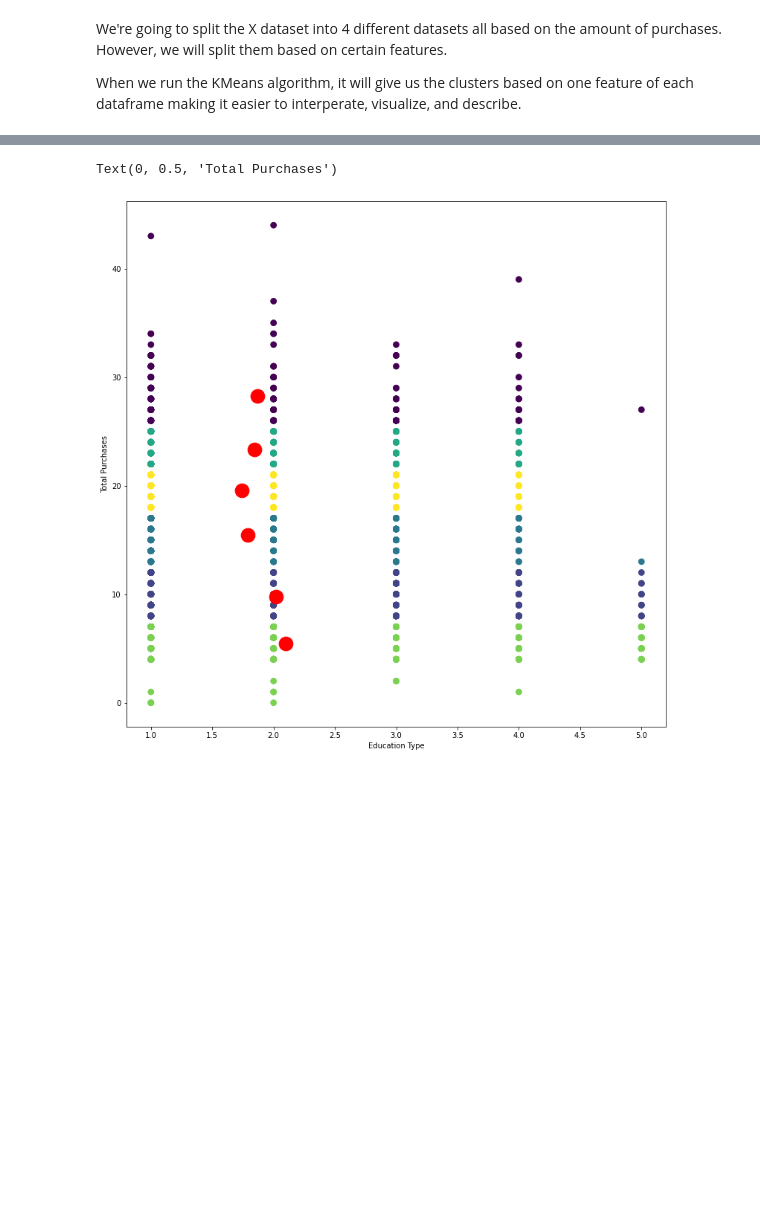
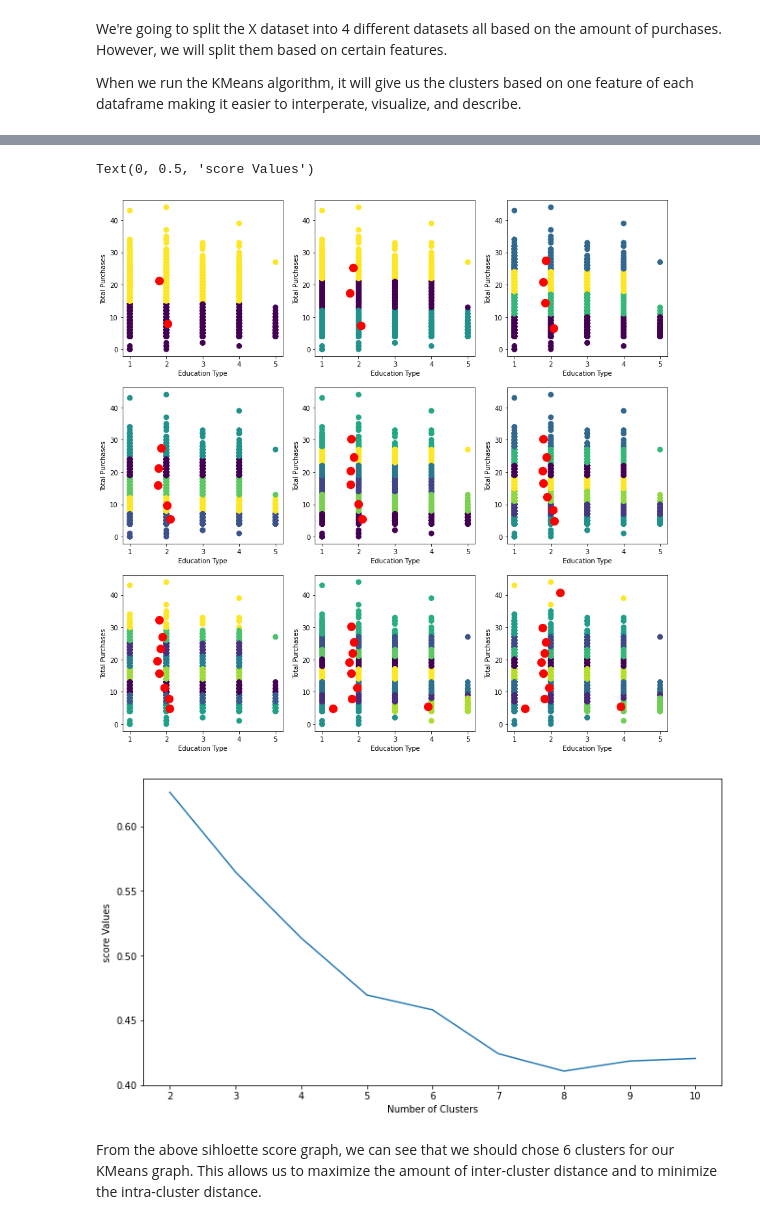
Before and after one commit to tronschell/MGIS355FinalProject, a Jupyter notebook: Project5.ipynb, the cells around one changed output, grey strips where cells are left out. Saved outputs shown, nothing was run; the diff lists cells and outputs as text; code cells hidden in the pictures; blank space fills up the shorter version.

Commit message:
Version 2.0, included silhouette analysis for optimizing cluster distances and more visualizations.

```diff
--- a/Project5.ipynb
+++ b/Project5.ipynb
@@ -16,5 +14,5 @@ Mounted at /content/drive
 # %%
-df = pd.read_csv("/home/marketing_campaign.csv", delimiter="\t")
+df = pd.read_csv("marketing_campaign.csv", delimiter="\t")
 df
 # %% [output]
 |  | ID | Year_Birth | Education | Marital_Status | Income | Kidhome | Teenhome | Dt_Customer | Recency | ... |
@@ -140,0 +151,18 @@ Text(0, 0.5, 'Total Purchases')
+# %%
+fig1 = plt.figure(figsize=(15, 15))
+birth_score_values = []
+for i in range(2, 11):
+  birth_centroids, birth_score, birth_label,  = KMeansAlgorithm(birth_df, i)
+  birth_score_values.append(birth_score)
+
+  sub = fig1.add_subplot(330 + i - 1)
+  sub.scatter(birth_df["Year_Birth"], birth_df["total_purchases"], s=60, c=df["label"],)
+  sub.scatter(birth_centroids["X"], birth_centroids["Y"], s=150, c="r")
+  sub.set_xlabel('Birth Year')
+  sub.set_ylabel('Total Purchases')
+
+
+plt.figure(figsize = (11 ,6))
+plt.plot(np.arange(2,11) , birth_score_values)
+plt.xlabel("Number of Clusters")
+plt.ylabel("score Values")
@@ -141,11 +178,35 @@ Text(0, 0.5, 'Total Purchases')
 # %%
+"""
 edu_label, edu_centroids = KMeans_Algorithm(edu_df)
 fig1 = plt.figure(figsize=(13, 13))
 plt.scatter(edu_df["Education"], edu_df["total_purchases"], s=60, c=df["label"])
 plt.scatter(edu_centroids["X"], edu_centroids["Y"], s=350, c="r")
 plt.xlabel('Education Type')
 plt.ylabel('Total Purchases')
+"""
+
+
+fig1 = plt.figure(figsize=(15, 15))
+edu_score_values = []
+for i in range(2, 11):
+  edu_centroids, edu_score, edu_label = KMeansAlgorithm(edu_df, i)
+  edu_score_values.append(edu_score)
+
+  sub = fig1.add_subplot(330 + i - 1)
+  sub.scatter(edu_df["Education"], edu_df["total_purchases"], s=60, c=df["label"],)
+  sub.scatter(edu_centroids["X"], edu_centroids["Y"], s=150, c="r")
+  sub.set_xlabel('Education Type')
+  sub.set_ylabel('Total Purchases')
+
+
+plt.figure(figsize = (11 ,6))
+plt.plot(np.arange(2,11) , edu_score_values)
+plt.xlabel("Number of Clusters")
+plt.ylabel("score Values")
 # %% [output]
-Text(0, 0.5, 'Total Purchases')
+Text(0, 0.5, 'score Values')
-[figure, old version]
+[figure, new version]
+[figure, added]
+# %% [markdown]
+From the above sihloette score graph, we can see that we should chose 6 clusters for our KMeans graph. This allows us to maximize the amount of inter-cluster distance and to minimize the intra-cluster distance.
 # %%
```
Also changed, not shown: parts of 27 cells of this notebook.
